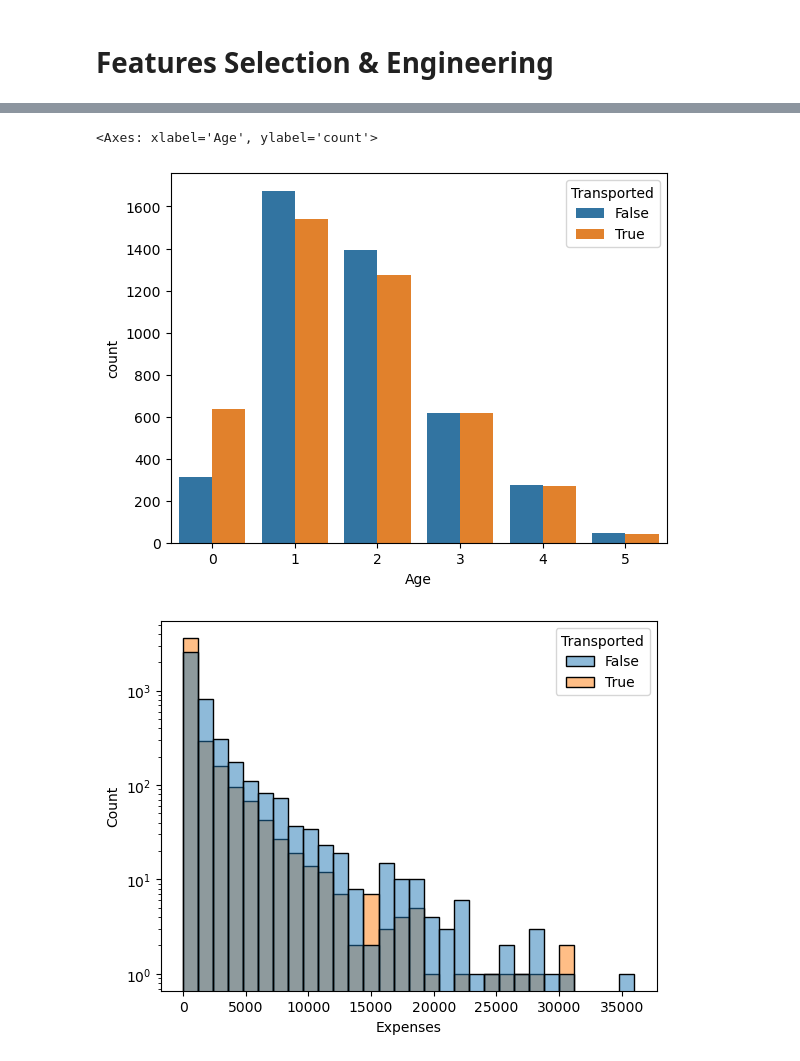
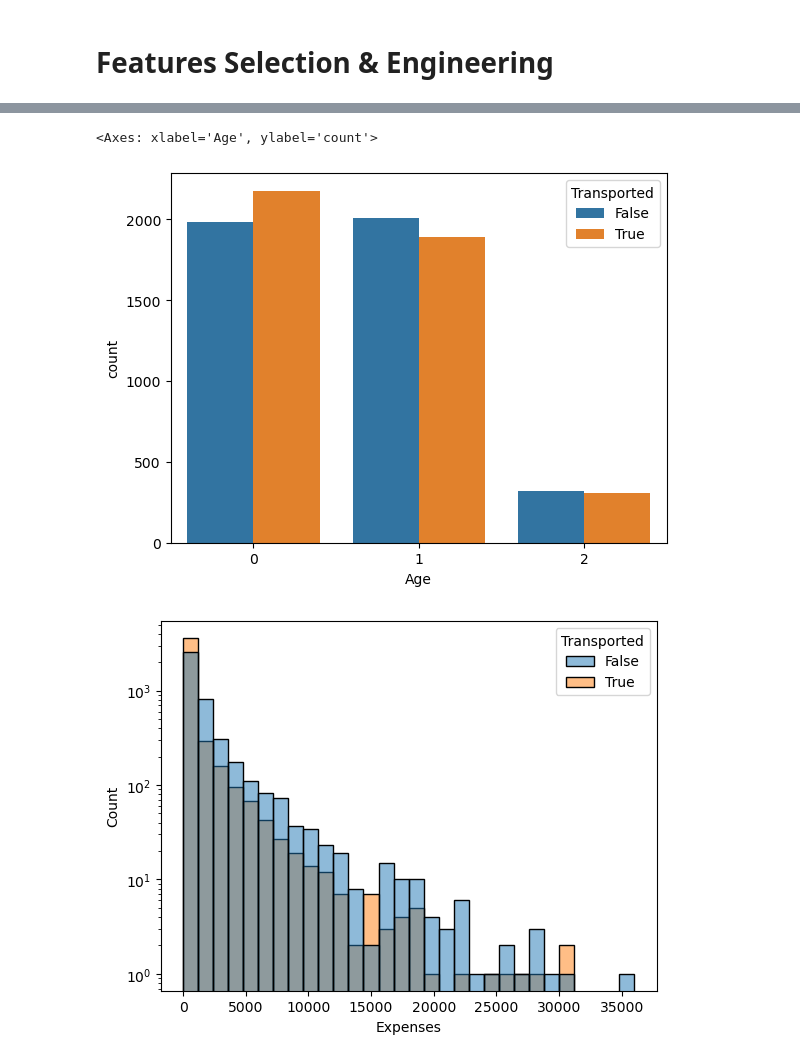
Before and after one commit to masmeert/kaggle-spaceship-titanic, a Jupyter notebook: spaceship.ipynb, the cells around one changed output, grey strips where cells are left out. Drawn from its saved outputs; the diff is of its cells as text; code cells hidden in the pictures.

```diff
--- a/spaceship.ipynb
+++ b/spaceship.ipynb
@@ -5,12 +5,16 @@ Predict which passengers are transported to an alternate dimension.
 
 # Setup
 # %%
+import os
 import pandas as pd
 import seaborn as sns
 import matplotlib.pyplot as plt
 
-input_df = pd.read_csv("data/train.csv")
-kaggle_df = pd.read_csv("data/test.csv")
+ON_KAGGLE = os.getenv("KAGGLE_URL_BASE") is not None
+DATA_DIR = "/kaggle/input/spaceship-titanic" if ON_KAGGLE else "data"
+
+input_df = pd.read_csv(f"{DATA_DIR}/train.csv")
+kaggle_df = pd.read_csv(f"{DATA_DIR}/test.csv")
 all_df = [input_df, kaggle_df]
 # %% [markdown]
 # EDA
@@ -101,6 +105,7 @@ new_cols = ["Group", "GroupSize"]
 for df in all_df:
     df["Group"] = df["PassengerId"].apply(lambda x: x.split("_")[0])
     df["GroupSize"] = df["Group"].map(df["Group"].value_counts())
+    df["IsAlone"] = df["GroupSize"].apply(lambda x: 1 if x == 1 else 0)
 
 plt.subplot(1,2,2)
 sns.countplot(data=input_df, x="GroupSize", hue="Transported")
@@ -123,8 +128,10 @@ Text(0.5, 1.0, 'Family size')
 # %% [markdown]
 # Features Selection & Engineering
 # %%
-drop_features = ["VIP", "Name", "Cabin", "Group", "Family", "PassengerId", "GroupSize", "CryoSleep", "Destination"]
+drop_features = ["VIP", "Name", "Cabin", "PassengerId", "Family", "Group"]
 
 # Drop bad features
 for df in all_df:
     df.drop(drop_features, axis=1, inplace=True)
+
+print(input_df.head())
@@ -154,6 +204,10 @@ kaggle_df.drop("Transported", axis=1, inplace=True)
 # %%
 from sklearn.impute import SimpleImputer
 from sklearn.compose import ColumnTransformer
+
+# Replace missing values from expenses with 0 if df["CryoSleep"] is 1
+for df in all_df:
+    df.loc[df["CryoSleep"] == 1, expenses_features] = 0
 
 null_cols = input_df.columns[input_df.isnull().any()].tolist()
 
@@ -166,12 +220,13 @@ for df in all_df:
 # %%
 # Split age into bins
 for df in all_df:
-    df["Age"] = pd.cut(df["Age"], bins=6, labels=False)
+    df["Age"] = pd.cut(df["Age"], bins=3, labels=False)
+    df["IsNewborn"] = df["Age"].apply(lambda x: 1 if x == 0 else 0)
 
 sns.countplot(data=input_df, x="Age", hue="Transported")
 # %% [output]
 <Axes: xlabel='Age', ylabel='count'>
-[figure, old version]
+[figure, new version]
 # %%
 # Combine expenses
 for df in all_df:
```
Also changed, not shown: parts of 15 cells of this notebook, 2 other files.
